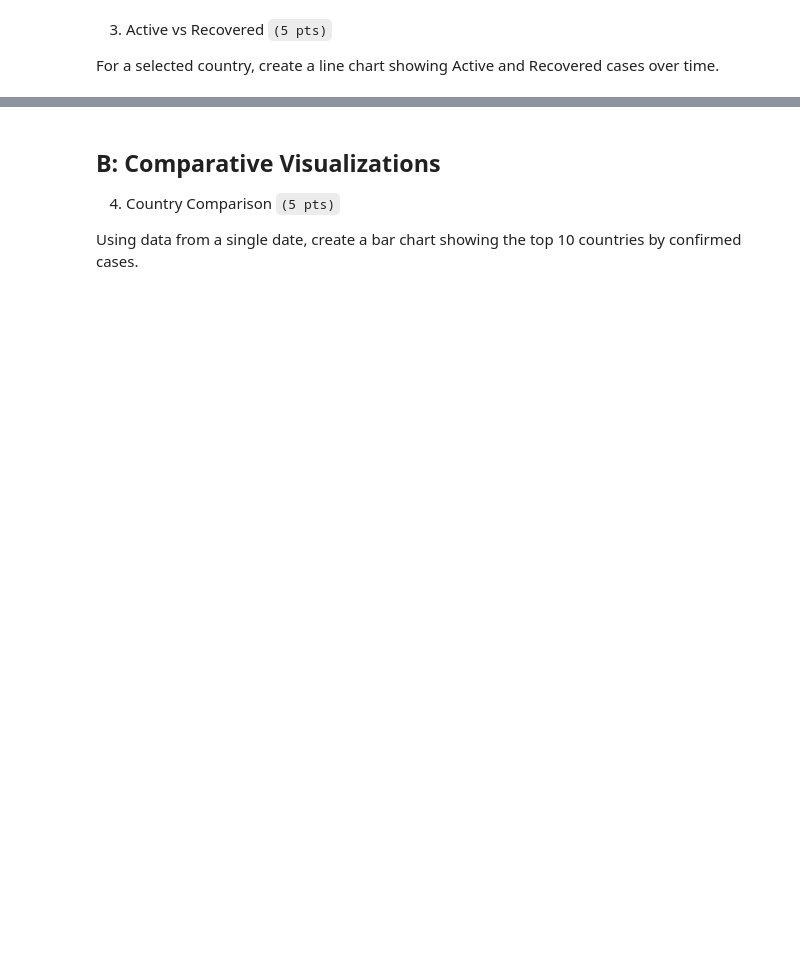
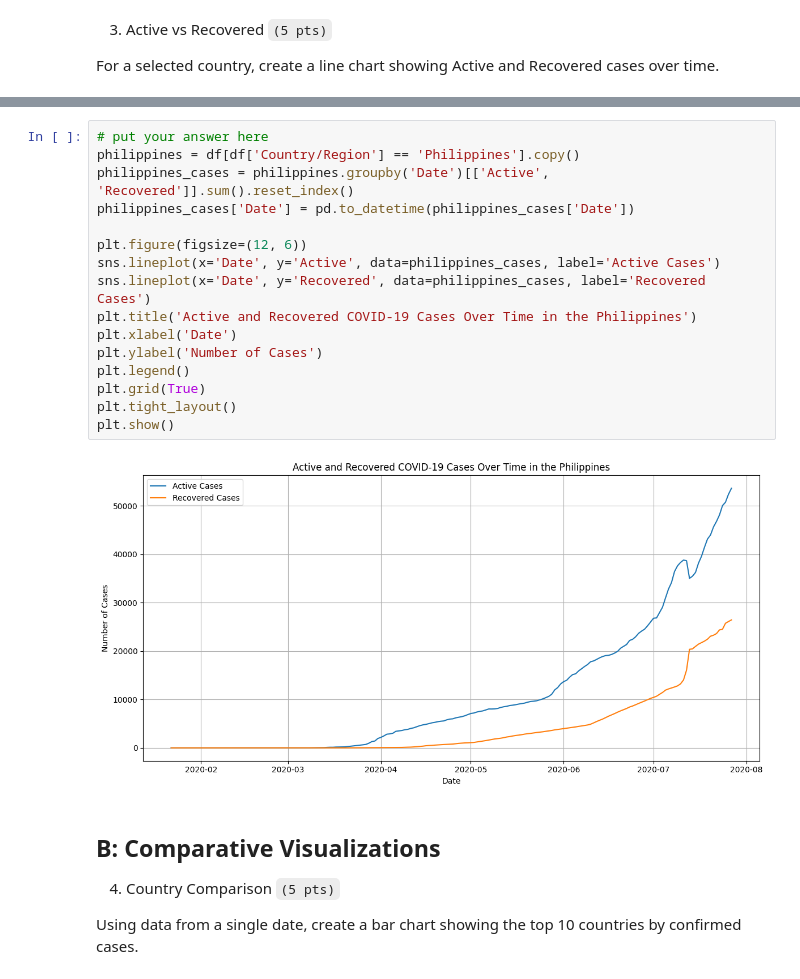
Before and after one commit to kcat28/CCDATS1L_EXERCISES_COM221ML, a Jupyter notebook: Exercise4.ipynb, the cells around one changed output, grey strips where cells are left out. Drawn from its saved outputs; the diff is of its cells as text; blank space fills up the shorter version.

```diff
--- a/Exercise4.ipynb
+++ b/Exercise4.ipynb
@@ -109,3 +136,21 @@ For a selected country, create a line chart showing Active and Recovered cases o
+# %%
+# put your answer here
+philippines = df[df['Country/Region'] == 'Philippines'].copy()
+philippines_cases = philippines.groupby('Date')[['Active', 'Recovered']].sum().reset_index()
+philippines_cases['Date'] = pd.to_datetime(philippines_cases['Date'])
+
+plt.figure(figsize=(12, 6))
+sns.lineplot(x='Date', y='Active', data=philippines_cases, label='Active Cases')
+sns.lineplot(x='Date', y='Recovered', data=philippines_cases, label='Recovered Cases')
+plt.title('Active and Recovered COVID-19 Cases Over Time in the Philippines')
+plt.xlabel('Date')
+plt.ylabel('Number of Cases')
+plt.legend()
+plt.grid(True)
+plt.tight_layout()
+plt.show()
+# %% [output]
+[figure, added]
 # %% [markdown]
 ## B: Comparative Visualizations
 
```
Also changed, not shown: parts of 13 cells of this notebook.
